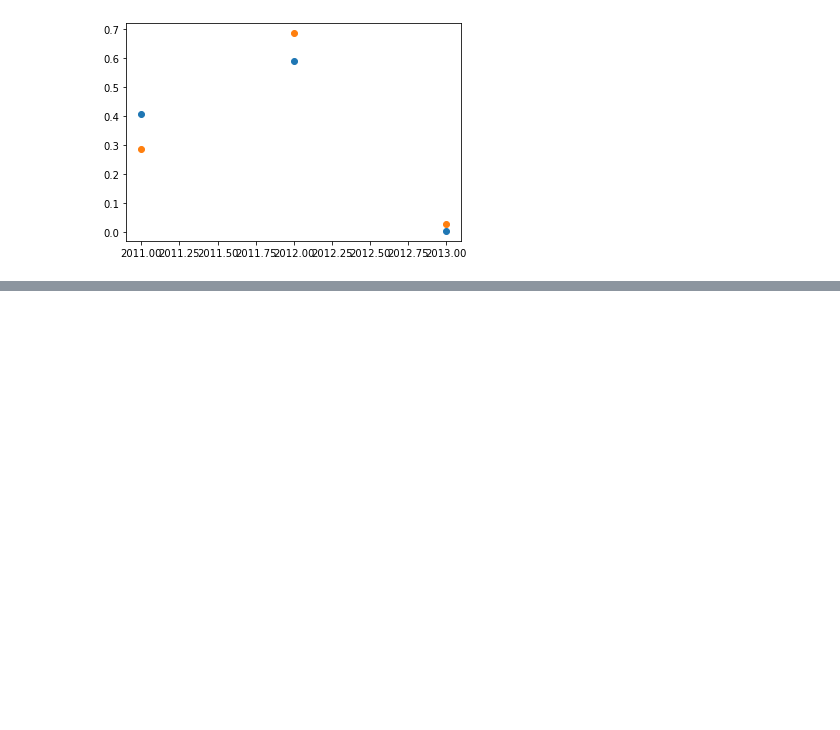
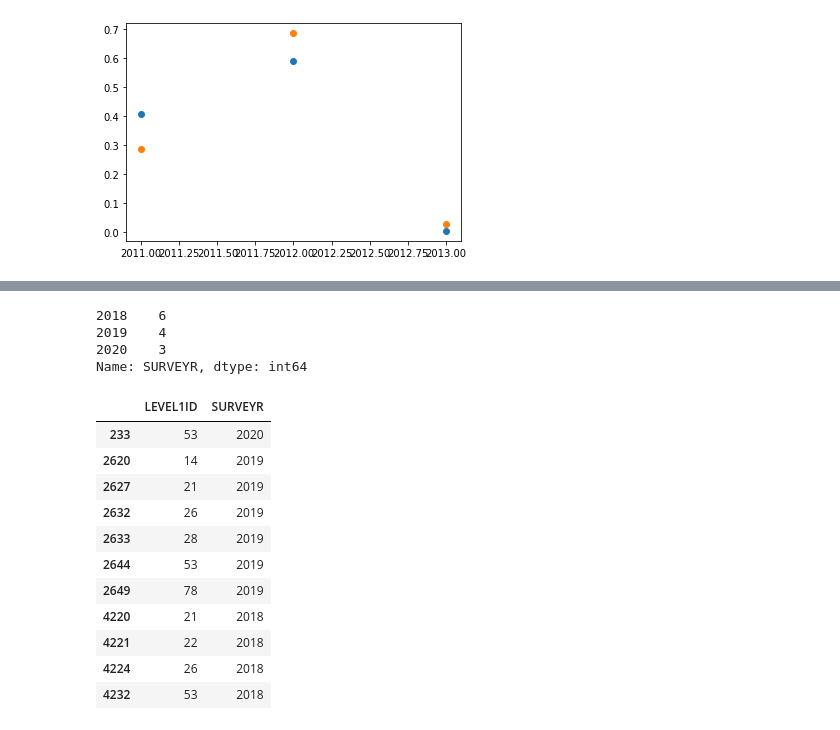
Before and after one commit to Learningchipmunk/CANDEV2022_Mobilit-, a Jupyter notebook: running_out.ipynb, the cells around one changed output, grey strips where cells are left out. Cells and saved outputs as stored; diff of their text form; code cells hidden in the pictures; blank space fills up the shorter version.

```diff
--- a/running_out.ipynb
+++ b/running_out.ipynb
@@ -61,0 +73,22 @@ plt.scatter([2011, 2012, 2013], count_bis/sum(count_bis))
+# %%
+want_leave[want_leave['DEMCODE']==2013]['SURVEYR'].value_counts()
+# %% [output]
+2018    6
+2019    4
+2020    3
+Name: SURVEYR, dtype: int64
+# %%
+want_leave[want_leave['DEMCODE']==2015][['LEVEL1ID','SURVEYR']]
+# %% [output]
+|  | LEVEL1ID | SURVEYR |
+| 233 | 53 | 2020 |
+| 2620 | 14 | 2019 |
+| 2627 | 21 | 2019 |
+| 2632 | 26 | 2019 |
+| 2633 | 28 | 2019 |
+| 2644 | 53 | 2019 |
+| 2649 | 78 | 2019 |
+| 4220 | 21 | 2018 |
+| 4221 | 22 | 2018 |
+| 4224 | 26 | 2018 |
+| 4232 | 53 | 2018 |
```
Also changed, not shown: parts of 7 cells of this notebook, 2 other files.
